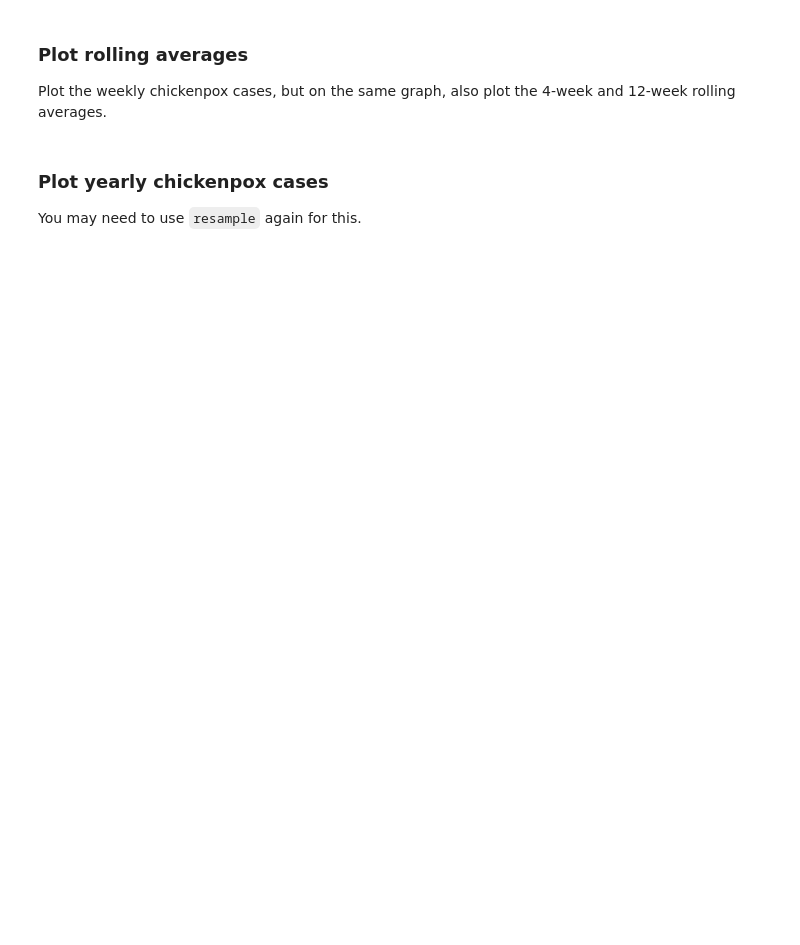
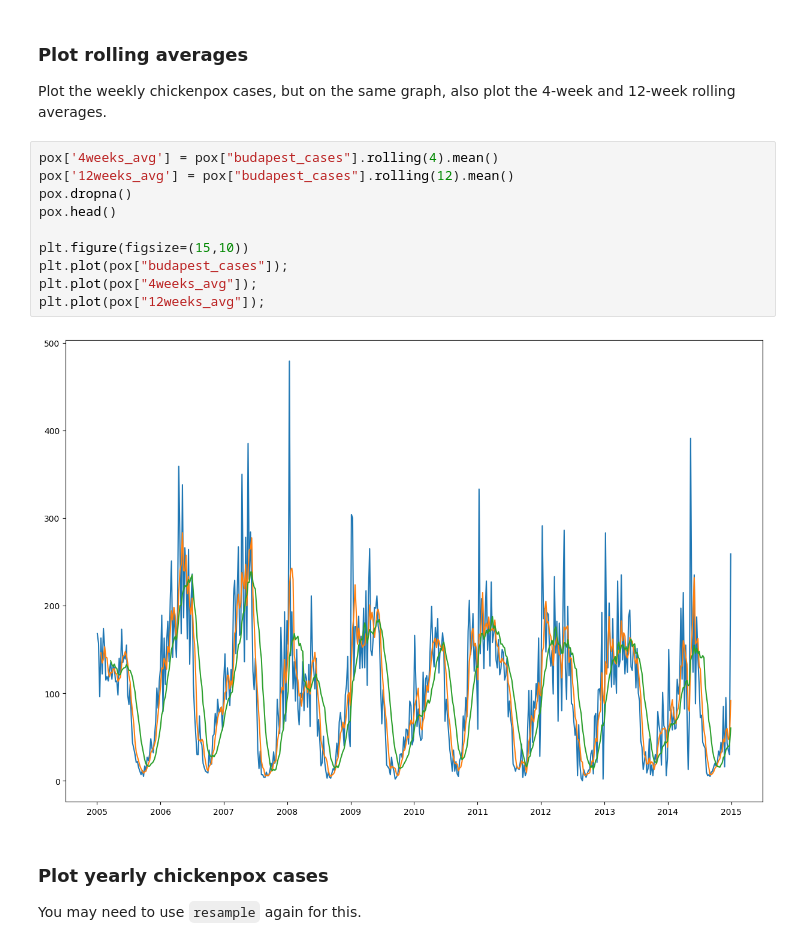
Before and after one commit to Pornpanthongdee/Time_series_eda_labs, a Jupyter notebook: starter-code.ipynb, the cells around one changed output. Drawn from its saved outputs; the diff is of its cells as text; blank space fills up the shorter version.

```diff
--- a/starter-code.ipynb
+++ b/starter-code.ipynb
@@ -146,6 +155,18 @@ ax3.plot(pox['budapest_cases'].pct_change());
 ### Plot rolling averages
 
 Plot the weekly chickenpox cases, but on the same graph, also plot the 4-week and 12-week rolling averages.
+# %%
+pox['4weeks_avg'] = pox["budapest_cases"].rolling(4).mean()
+pox['12weeks_avg'] = pox["budapest_cases"].rolling(12).mean()
+pox.dropna()
+pox.head()
+
+plt.figure(figsize=(15,10))
+plt.plot(pox["budapest_cases"]);
+plt.plot(pox["4weeks_avg"]);
+plt.plot(pox["12weeks_avg"]);
+# %% [output]
+[figure, added]
 # %% [markdown]
 ### Plot yearly chickenpox cases
 
```
Also changed, not shown: parts of 13 cells of this notebook, 1 other file.
